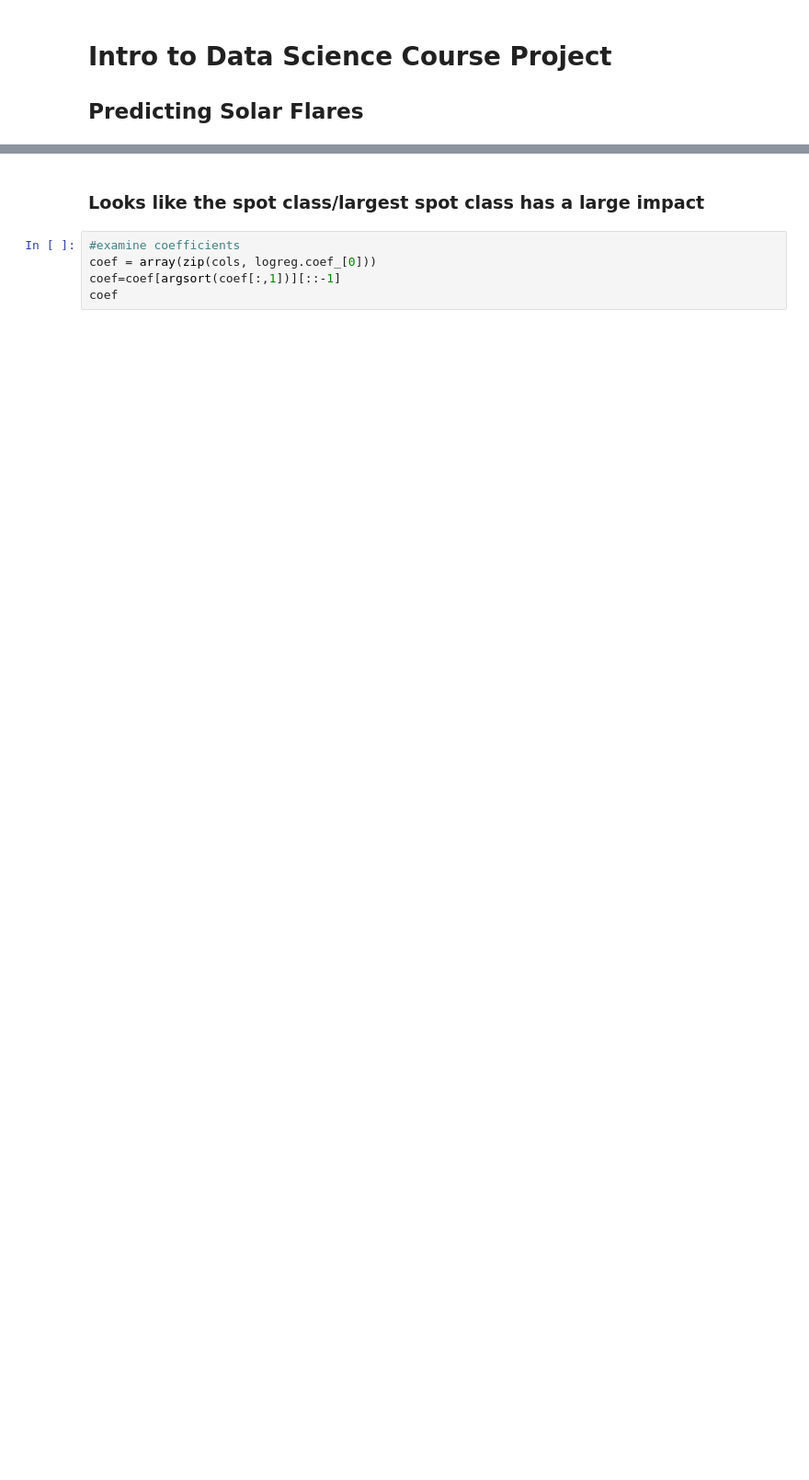
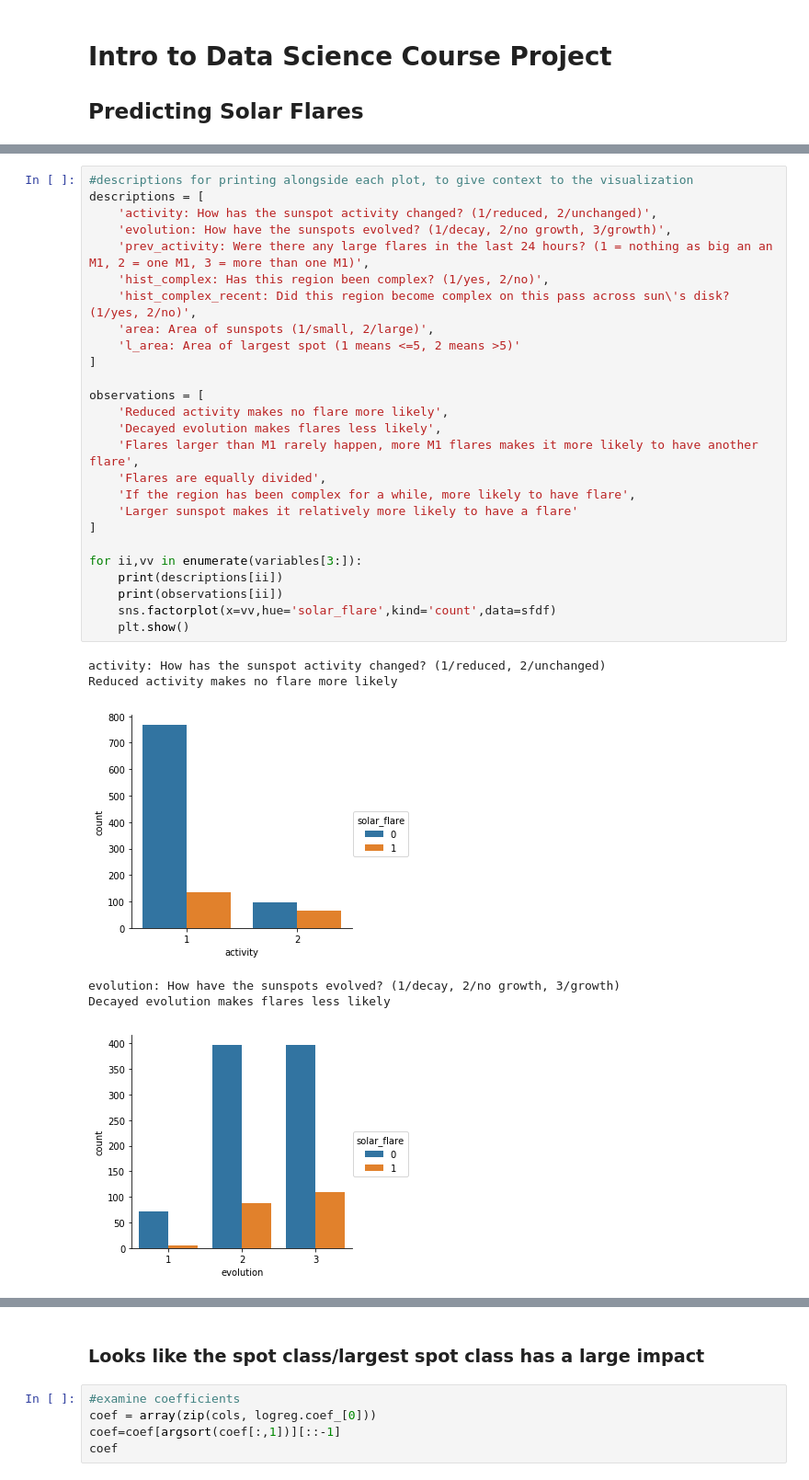
Before and after one commit to bittyfuz/MetisIDSProject, a Jupyter notebook: IDSproject.ipynb, the cells around one changed output, grey strips where cells are left out. Shown at 92% size. Cells and saved outputs as stored; diff of their text form; blank space fills up the shorter version.

```diff
--- a/IDSproject.ipynb
+++ b/IDSproject.ipynb
@@ -232,0 +163,33 @@ Std of cv-accuracy: 0.0139778136074
+# %%
+#descriptions for printing alongside each plot, to give context to the visualization
+descriptions = [
+    'activity: How has the sunspot activity changed? (1/reduced, 2/unchanged)',
+    'evolution: How have the sunspots evolved? (1/decay, 2/no growth, 3/growth)',
+    'prev_activity: Were there any large flares in the last 24 hours? (1 = nothing as big an an M1, 2 = one M1, 3 = more than one M1)',
+    'hist_complex: Has this region been complex? (1/yes, 2/no)',
+    'hist_complex_recent: Did this region become complex on this pass across sun\'s disk? (1/yes, 2/no)',
+    'area: Area of sunspots (1/small, 2/large)',
+    'l_area: Area of largest spot (1 means <=5, 2 means >5)'
+]
+
+observations = [
+    'Reduced activity makes no flare more likely',
+    'Decayed evolution makes flares less likely',
+    'Flares larger than M1 rarely happen, more M1 flares makes it more likely to have another flare',
+    'Flares are equally divided',
+    'If the region has been complex for a while, more likely to have flare',
+    'Larger sunspot makes it relatively more likely to have a flare'
+]
+
+for ii,vv in enumerate(variables[3:]):
+    print(descriptions[ii])
+    print(observations[ii])
+    sns.factorplot(x=vv,hue='solar_flare',kind='count',data=sfdf)
+    plt.show()
+# %% [output]
+activity: How has the sunspot activity changed? (1/reduced, 2/unchanged)
+Reduced activity makes no flare more likely
+[figure, added]
+evolution: How have the sunspots evolved? (1/decay, 2/no growth, 3/growth)
+Decayed evolution makes flares less likely
+[figure, added]
```
Also changed, not shown: parts of 55 cells of this notebook.
